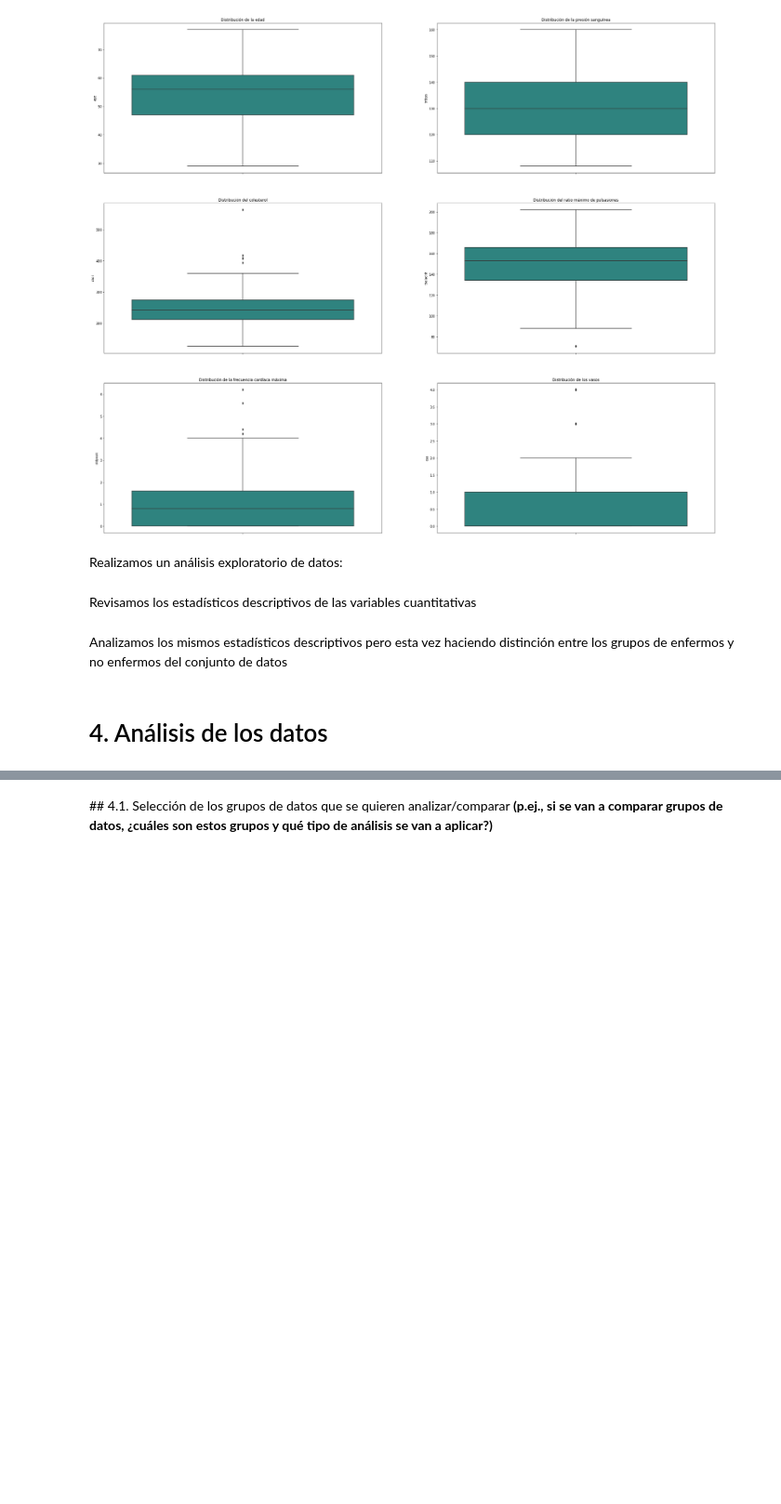
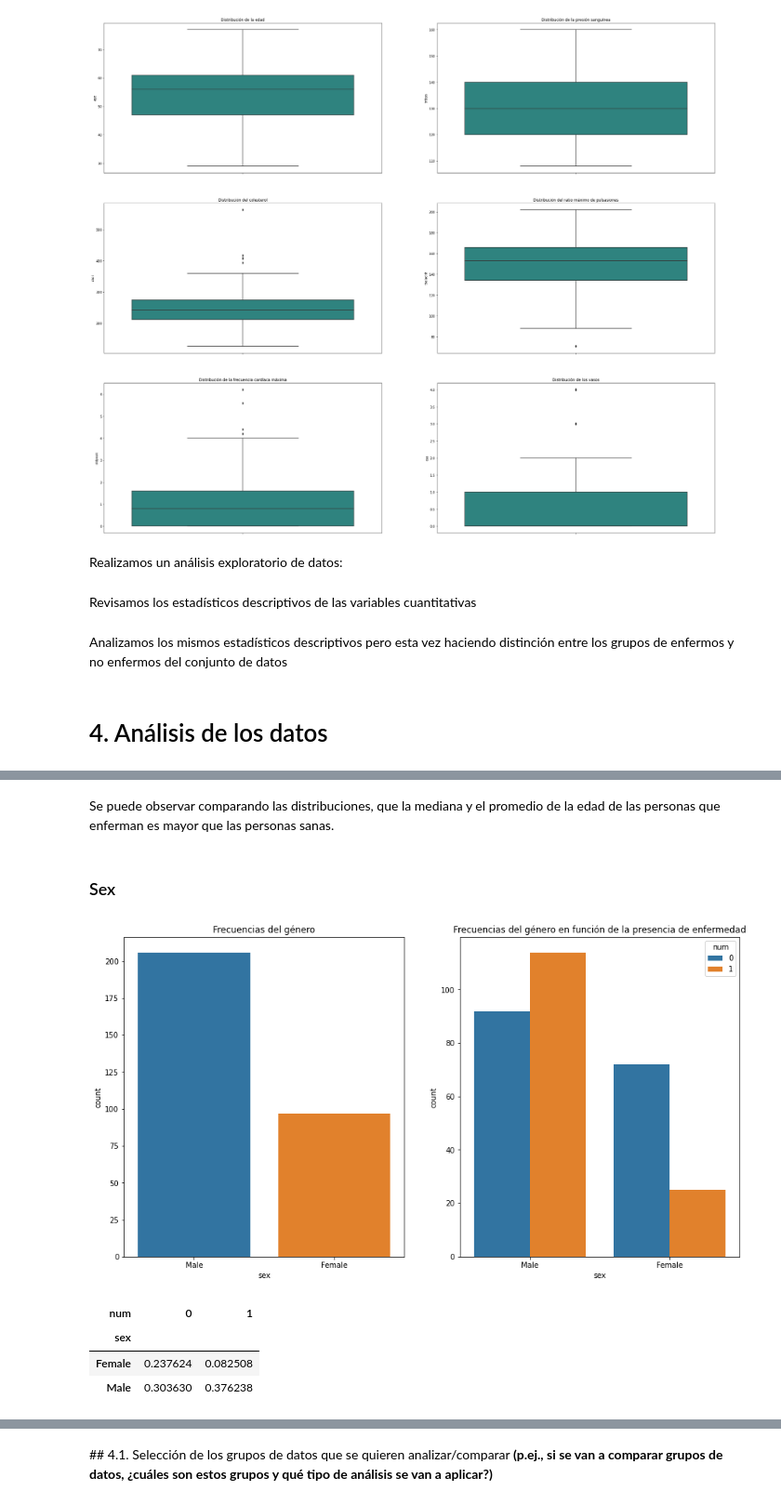
Before and after one commit to Vic16/PR_2_TipologiaCiclodeVidaDatos, a Jupyter notebook: PR_2.ipynb, the cells around one changed output, grey strips where cells are left out. Shown at 93% size. Drawn from its saved outputs; the diff is of its cells as text; code cells hidden in the pictures; blank space fills up the shorter version.

```diff
--- a/PR_2.ipynb
+++ b/PR_2.ipynb
@@ -462,0 +513,21 @@ df[["age","trtbps","chol","thalachh","oldpeak","caa","thall","output"]].groupby(
+# %% [markdown]
+Se puede observar comparando las distribuciones, que la mediana y el promedio de la edad de las personas que enferman es mayor que las personas sanas.
+# %% [markdown]
+### Sex
+# %%
+fig, axes = plt.subplots(1, 2, figsize=(15,8))
+
+sns.countplot(x=df["sex"], ax=axes[0]).set(title='Frecuencias del género')
+
+sns.countplot(x=df["sex"], hue=df["num"], ax=axes[1]).set(title='Frecuencias del género en función de la presencia de enfermedad')
+
+plt.show()
+# %% [output]
+[figure, added]
+# %%
+pd.crosstab(index= df["sex"], columns=df["num"], normalize=True)
+# %% [output]
+| num | 0 | 1 |
+| sex |  |  |
+| Female | 0.237624 | 0.082508 |
+| Male | 0.303630 | 0.376238 |
```
Also changed, not shown: parts of 59 cells of this notebook.
